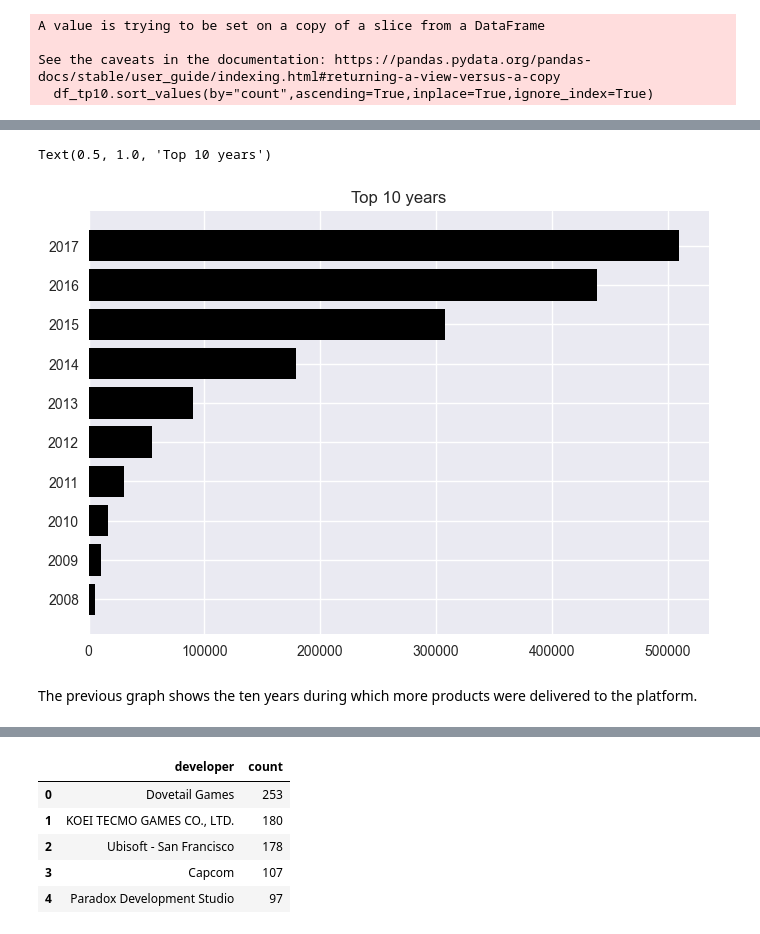
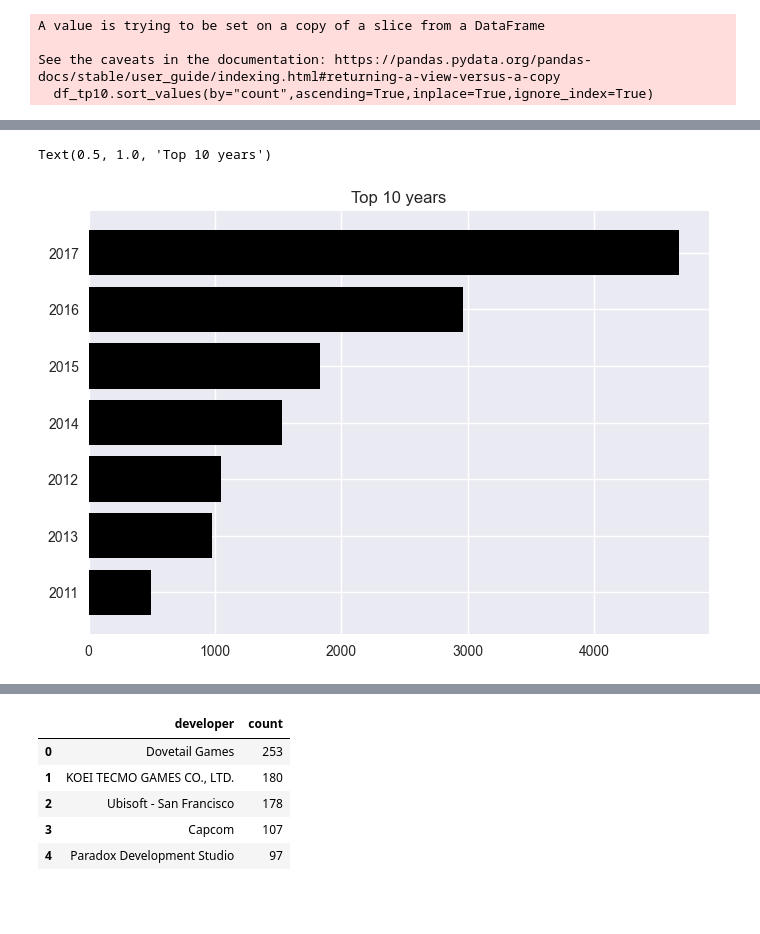
Before and after one commit to AbnGrp/Demo_Repo, a Jupyter notebook: eda_p/games_eda.ipynb, the cells around one changed output, grey strips where cells are left out. Saved outputs shown, nothing was run; the diff lists cells and outputs as text; code cells hidden in the pictures; blank space fills up the shorter version.

```diff
--- a/eda_p/games_eda.ipynb
+++ b/eda_p/games_eda.ipynb
@@ -69,2 +34,0 @@ df["specs"]=df["specs"].apply(ast.literal_eval)
-# %%
-df=explode_column(df,"specs")
@@ -82,2 +35,6 @@ Once we have already arrange the data in a more appropiate format we can start e
+# %%
+df_copy=df.copy()
+# %%
+df_copy.drop_duplicates(subset="app_name",keep="first",inplace=True,ignore_index=True)
 # %%
 #Top genres
@@ -135,6 +91,6 @@ Text(0.5, 1.0, 'Games genres')
 # %%
 #Top 10 years
-df_year=df["release_year"].value_counts().reset_index()
+df_year=df_copy["release_year"].value_counts().reset_index()
 # %%
 df_year.head(5)
 # %% [output]
@@ -179,10 +135,7 @@ df_tp10
 # %%
-#Top 10 years
 plt.style.use("seaborn")
-plt.barh(df_tp10["release_year"],df_tp10["count"],color="black")
+plt.barh(df_tp10["release_year"].apply(str),df_tp10["count"],color="black")
 plt.title("Top 10 years")
 # %% [output]
 Text(0.5, 1.0, 'Top 10 years')
-[figure, old version]
+[figure, new version]
-# %% [markdown]
-The previous graph shows the ten years during which more products were delivered to the platform.
```
Also changed, not shown: parts of 26 cells of this notebook, 7 other files.
